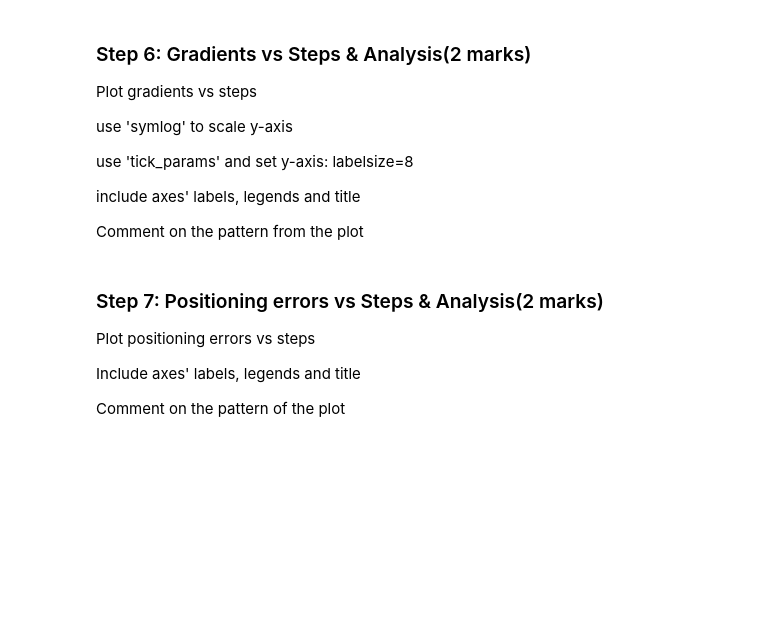
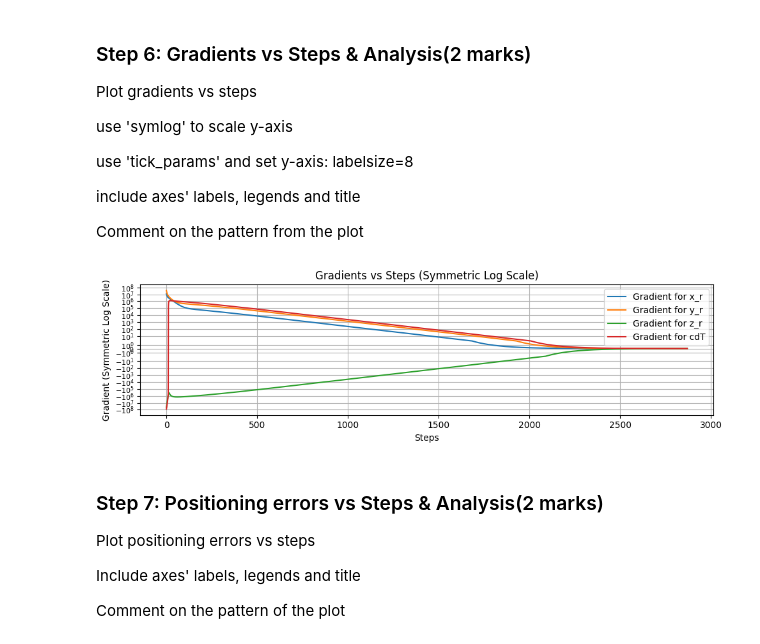
Before and after one commit to michael-shi-uofc/engg680_2024_fall, a Jupyter notebook: Lab_Assignment3/Assignment3.ipynb, the cells around one changed output. Cells and saved outputs as stored; diff of their text form; code cells hidden in the pictures; blank space fills up the shorter version.

```diff
--- a/Lab_Assignment3/Assignment3.ipynb
+++ b/Lab_Assignment3/Assignment3.ipynb
@@ -243,3 +293,36 @@ plt.show()
+# %%
+fig , ax = plt.subplots(nrows=1,ncols=1, figsize=(10,3))
+
+# Convert arr_grad (a list of gradient arrays) to a numpy array
+grad_array = np.array(arr_grad)
+
+# Plot each gradient component
+ax.plot(grad_array[:, 0], label='Gradient for x_r')
+ax.plot(grad_array[:, 1], label='Gradient for y_r')
+ax.plot(grad_array[:, 2], label='Gradient for z_r')
+ax.plot(grad_array[:, 3], label='Gradient for cdT')
+
+# Use symmetric log scale for y-axis
+ax.set_yscale('symlog')
+ax.set_xlabel('Steps')
+ax.set_ylabel('Gradient (Symmetric Log Scale)')
+ax.set_title('Gradients vs Steps (Symmetric Log Scale)')
+ax.legend()
+ax.grid(True)
+
+# Adjust tick label size
+ax.tick_params(axis='y', labelsize=8)
+
+fig.tight_layout()
+plt.show()
+
+# Comment on the pattern
+# The gradients decrease in the initial steps, showing large updates to the parameters.
+# As the steps progress, the gradients gradually approach zero, indicating convergence.
+# This pattern confirms that the gradient descent algorithm is effectively minimizing the cost,
+# with smaller adjustments as it nears the optimal solution.
+# %% [output]
+[figure, added]
 # %% [markdown]
 ### Step 7: Positioning errors vs Steps & Analysis(2 marks)
 Plot positioning errors vs steps
```
Also changed, not shown: parts of 26 cells of this notebook, 1 other file.
